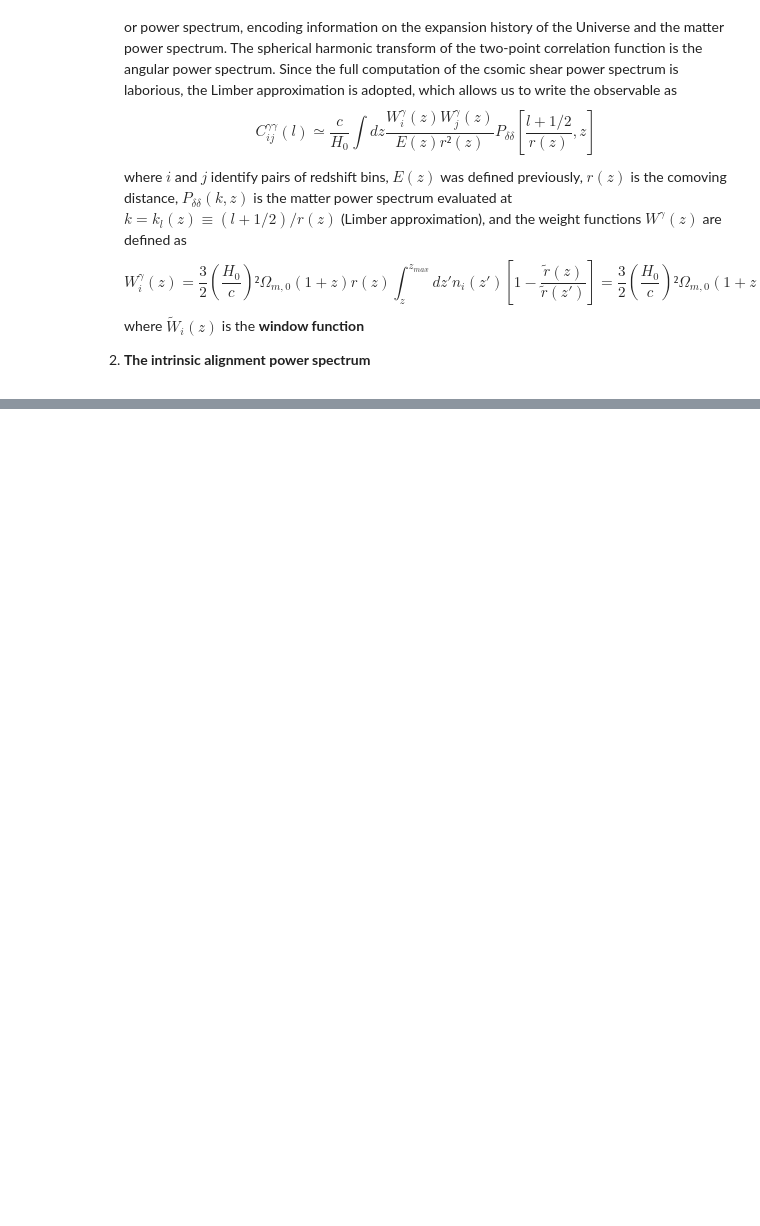
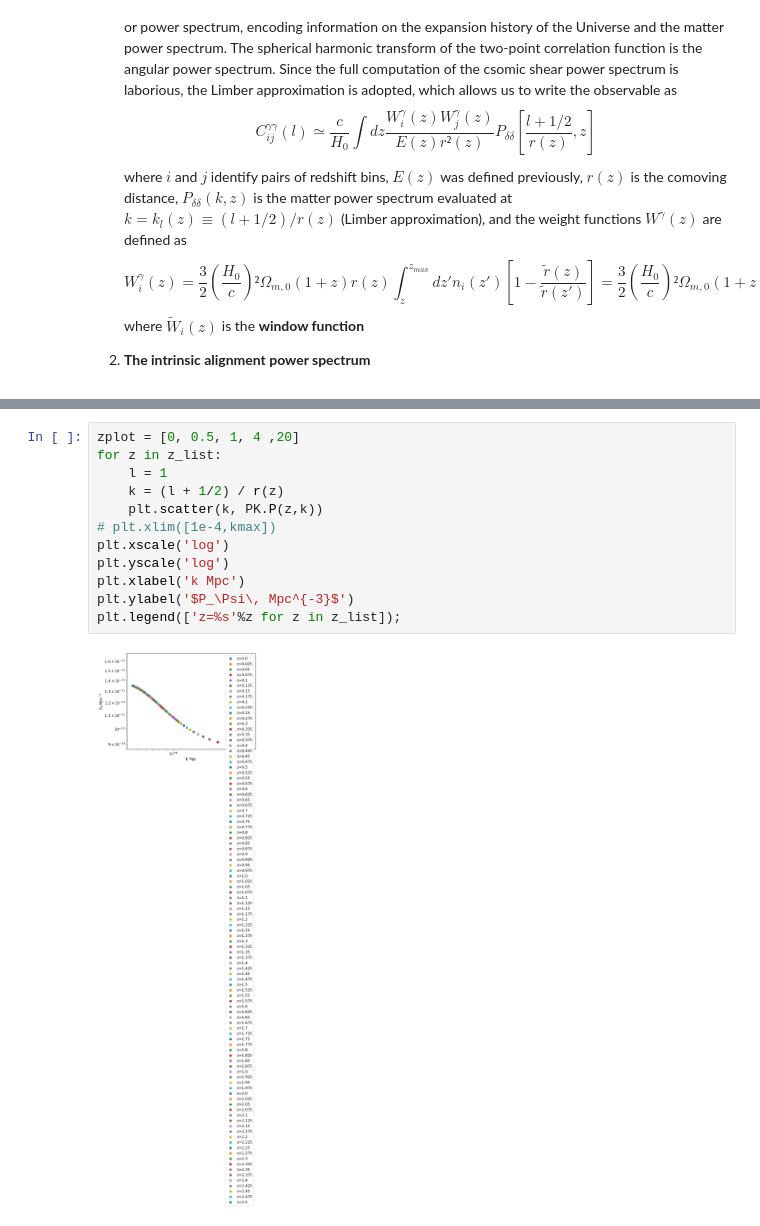
Before and after one commit to vPedreros/dfi-summer-2023, a Jupyter notebook: summer_nb.ipynb, the cells around one changed output, grey strips where cells are left out. Drawn from its saved outputs; the diff is of its cells as text; blank space fills up the shorter version.

```diff
--- a/summer_nb.ipynb
+++ b/summer_nb.ipynb
@@ -338,0 +455,14 @@ ax.set_ylabel(r'Window function $\tilde{W}_%s(z)$'%(i));
+# %%
+zplot = [0, 0.5, 1, 4 ,20]
+for z in z_list:
+    l = 1
+    k = (l + 1/2) / r(z)
+    plt.scatter(k, PK.P(z,k))
+# plt.xlim([1e-4,kmax])
+plt.xscale('log')
+plt.yscale('log')
+plt.xlabel('k Mpc')
+plt.ylabel('$P_\Psi\, Mpc^{-3}$')
+plt.legend(['z=%s'%z for z in z_list]);
+# %% [output]
+[figure, added]
```
Also changed, not shown: parts of 19 cells of this notebook.
